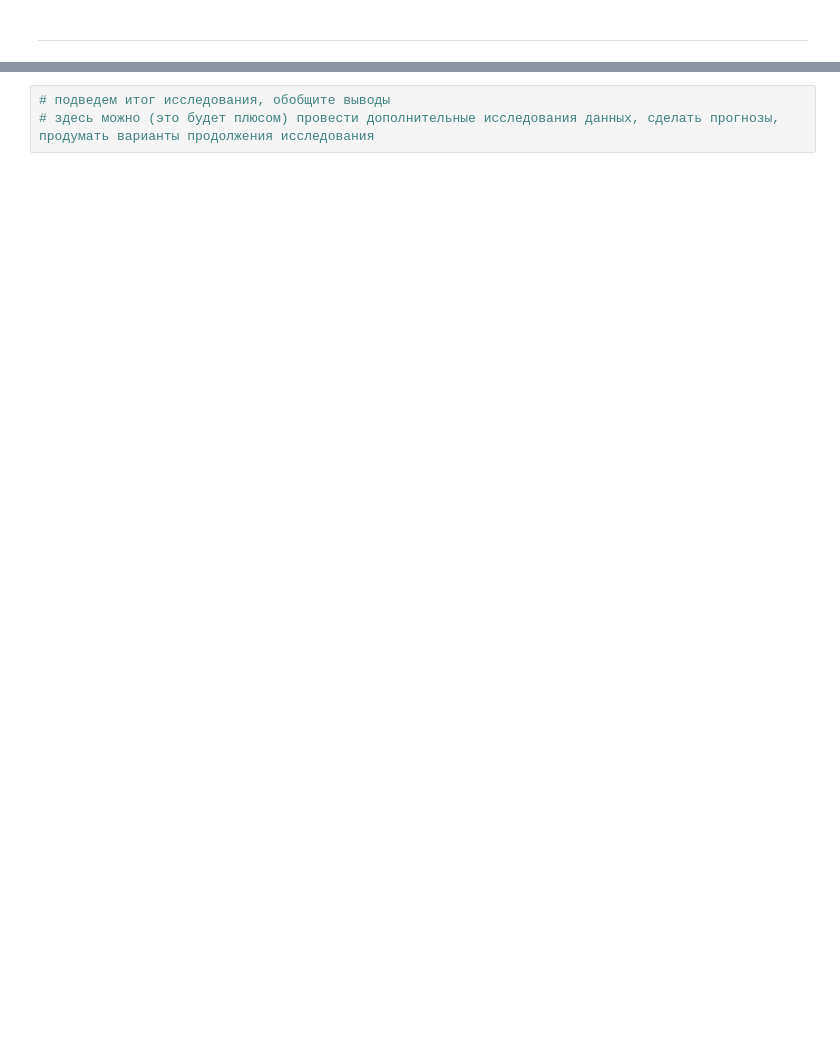
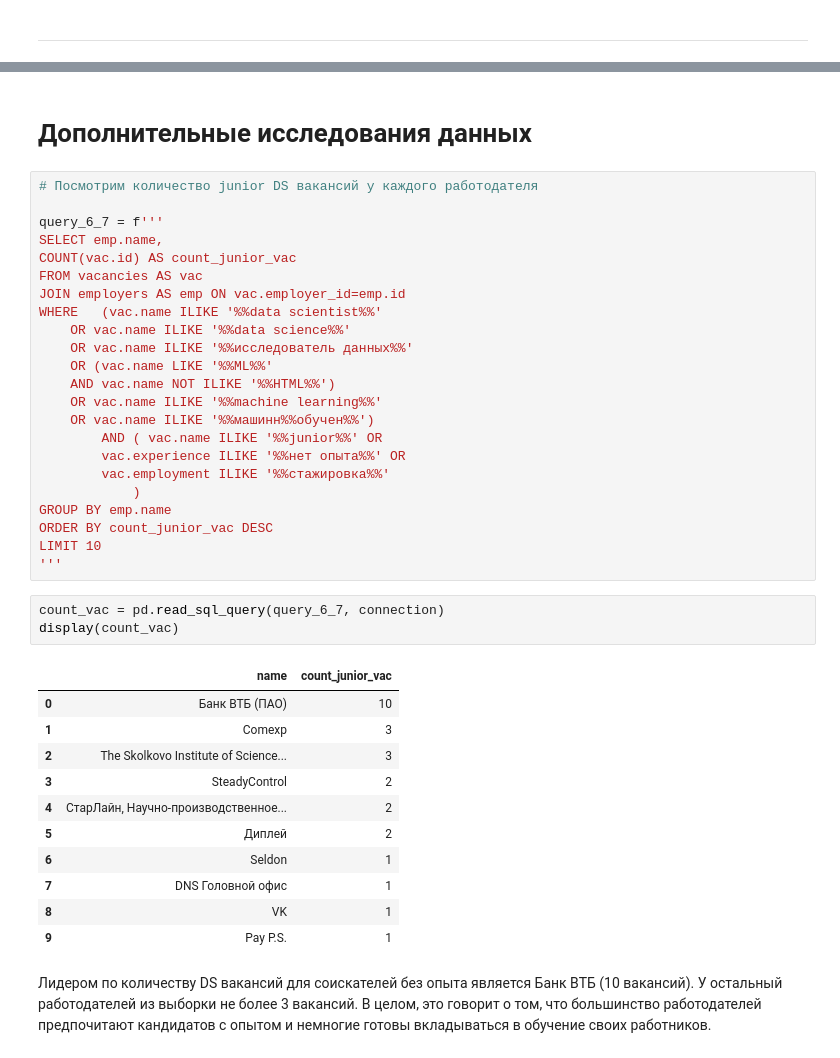
Before and after one commit to vokhmianin-da/Project2_HH_analysis, a Jupyter notebook: Project_2_Notebook.ipynb, the cells around one changed output, grey strips where cells are left out. Saved outputs shown, nothing was run; the diff lists cells and outputs as text; blank space fills up the shorter version.

```diff
--- a/Project_2_Notebook.ipynb
+++ b/Project_2_Notebook.ipynb
@@ -632,3 +750,42 @@ axes.set_title('Количество вакансий Яндекса в горо
+# %% [markdown]
+# Дополнительные исследования данных
 # %%
-# подведем итог исследования, обобщите выводы
-# здесь можно (это будет плюсом) провести дополнительные исследования данных, сделать прогнозы, продумать варианты продолжения исследования
+# Посмотрим количество junior DS вакансий у каждого работодателя
+
+query_6_7 = f'''
+SELECT emp.name,
+COUNT(vac.id) AS count_junior_vac
+FROM vacancies AS vac
+JOIN employers AS emp ON vac.employer_id=emp.id
+WHERE   (vac.name ILIKE '%%data scientist%%'
+    OR vac.name ILIKE '%%data science%%'
+    OR vac.name ILIKE '%%исследователь данных%%'
+    OR (vac.name LIKE '%%ML%%'
+    AND vac.name NOT ILIKE '%%HTML%%')
+    OR vac.name ILIKE '%%machine learning%%'
+    OR vac.name ILIKE '%%машинн%%обучен%%')
+        AND ( vac.name ILIKE '%%junior%%' OR
+        vac.experience ILIKE '%%нет опыта%%' OR
+        vac.employment ILIKE '%%стажировка%%'
+            )
+GROUP BY emp.name
+ORDER BY count_junior_vac DESC
+LIMIT 10
+'''
+# %%
+count_vac = pd.read_sql_query(query_6_7, connection)
+display(count_vac)
+# %% [output]
+|  | name | count_junior_vac |
+| 0 | Банк ВТБ (ПАО) | 10 |
+| 1 | Comexp | 3 |
+| 2 | The Skolkovo Institute of Science... | 3 |
+| 3 | SteadyControl | 2 |
+| 4 | СтарЛайн, Научно-производственное... | 2 |
+| 5 | Диплей | 2 |
+| 6 | Seldon | 1 |
+| 7 | DNS Головной офис | 1 |
+| 8 | VK | 1 |
+| 9 | Pay P.S. | 1 |
+# %% [markdown]
+Лидером по количеству DS вакансий для соискателей без опыта является Банк ВТБ (10 вакансий). У остальный работодателей из выборки не более 3 вакансий. В целом, это говорит о том, что большинство работодателей предпочитают кандидатов с опытом и немногие готовы вкладываться в обучение своих работников.
```
Also changed, not shown: parts of 24 cells of this notebook.
